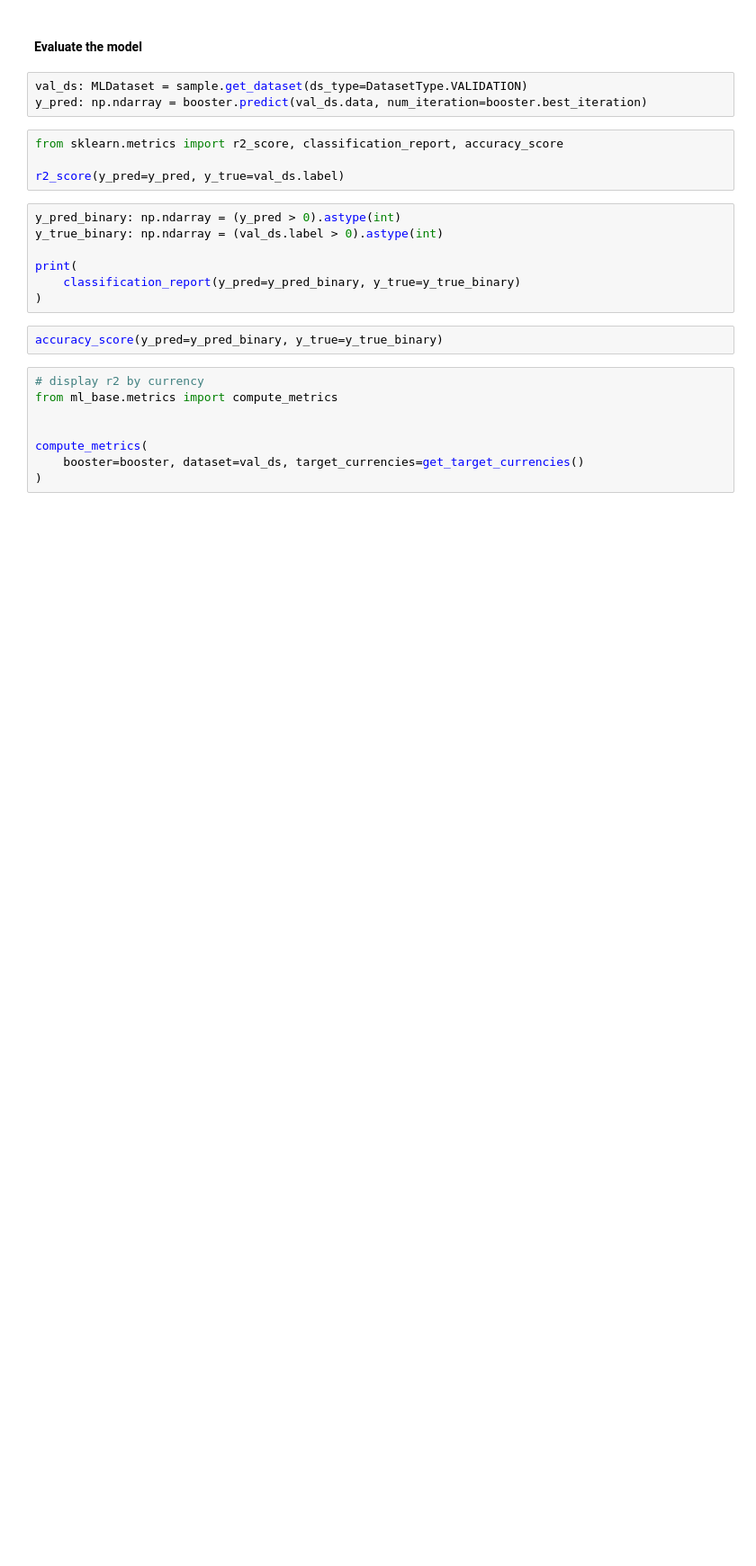
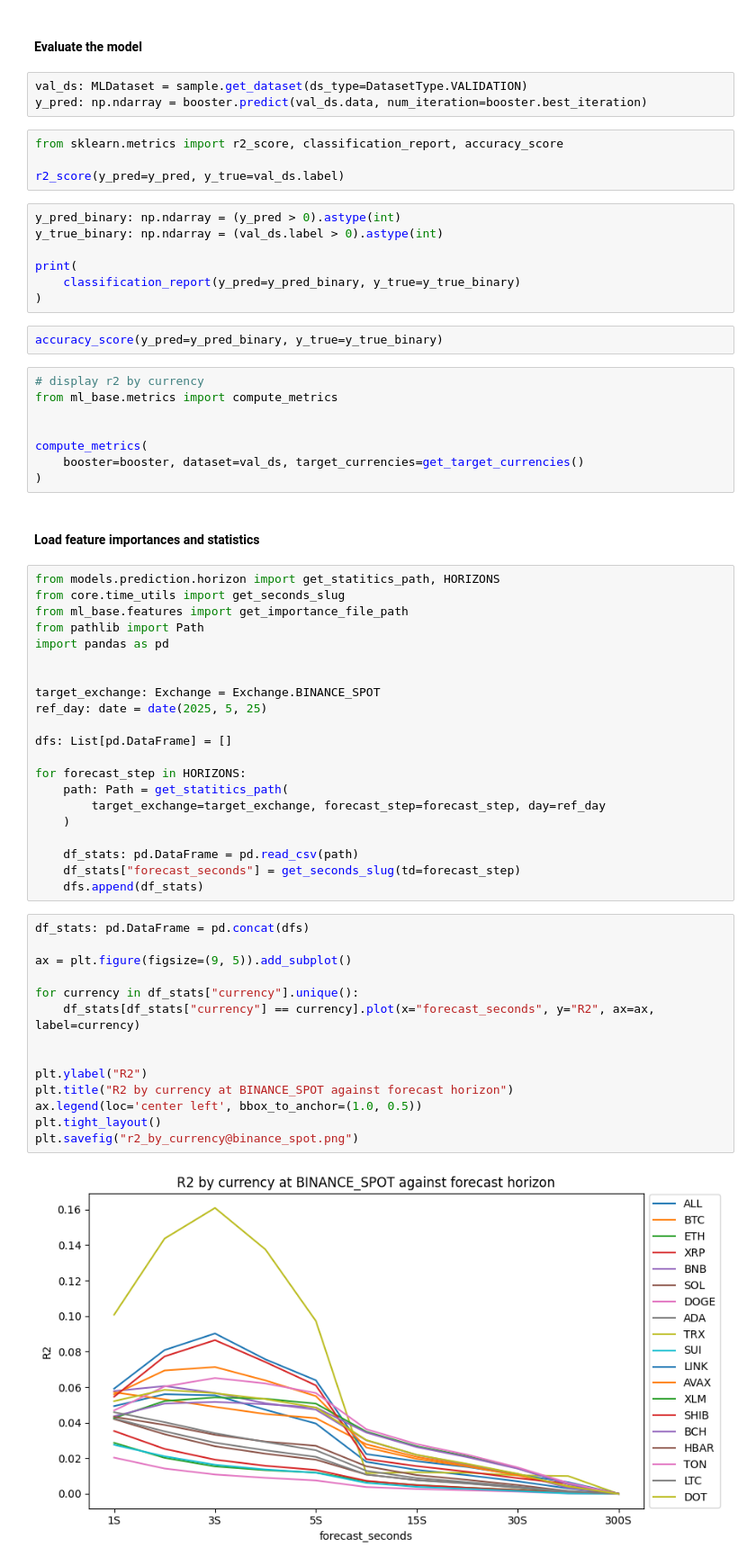
Before and after one commit to B0R0koko/microstructure_ranker, a Jupyter notebook: src/analysis/analysis_final.ipynb, the cells around one changed output. Shown at 90% size. Saved outputs shown, nothing was run; the diff lists cells and outputs as text; blank space fills up the shorter version.

```diff
--- a/src/analysis/analysis_final.ipynb
+++ b/src/analysis/analysis_final.ipynb
@@ -170,3 +158,42 @@ from ml_base.metrics import compute_metrics
 compute_metrics(
     booster=booster, dataset=val_ds, target_currencies=get_target_currencies()
 )
+# %% [markdown]
+<h4>Load feature importances and statistics</h4>
+# %%
+from models.prediction.horizon import get_statitics_path, HORIZONS
+from core.time_utils import get_seconds_slug
+from ml_base.features import get_importance_file_path
+from pathlib import Path
+import pandas as pd
+
+
+target_exchange: Exchange = Exchange.BINANCE_SPOT
+ref_day: date = date(2025, 5, 25)
+
+dfs: List[pd.DataFrame] = []
+
+for forecast_step in HORIZONS:
+    path: Path = get_statitics_path(
+        target_exchange=target_exchange, forecast_step=forecast_step, day=ref_day
+    )
+
+    df_stats: pd.DataFrame = pd.read_csv(path)
+    df_stats["forecast_seconds"] = get_seconds_slug(td=forecast_step)
+    dfs.append(df_stats)
+# %%
+df_stats: pd.DataFrame = pd.concat(dfs)
+
+ax = plt.figure(figsize=(9, 5)).add_subplot()
+
+for currency in df_stats["currency"].unique():
+    df_stats[df_stats["currency"] == currency].plot(x="forecast_seconds", y="R2", ax=ax, label=currency)
+
+
+plt.ylabel("R2")
+plt.title("R2 by currency at BINANCE_SPOT against forecast horizon")
+ax.legend(loc='center left', bbox_to_anchor=(1.0, 0.5))
+plt.tight_layout()
+plt.savefig("r2_by_currency@binance_spot.png")
+# %% [output]
+[figure, added]
```
Also changed, not shown: parts of 5 cells of this notebook, 16 other files.
